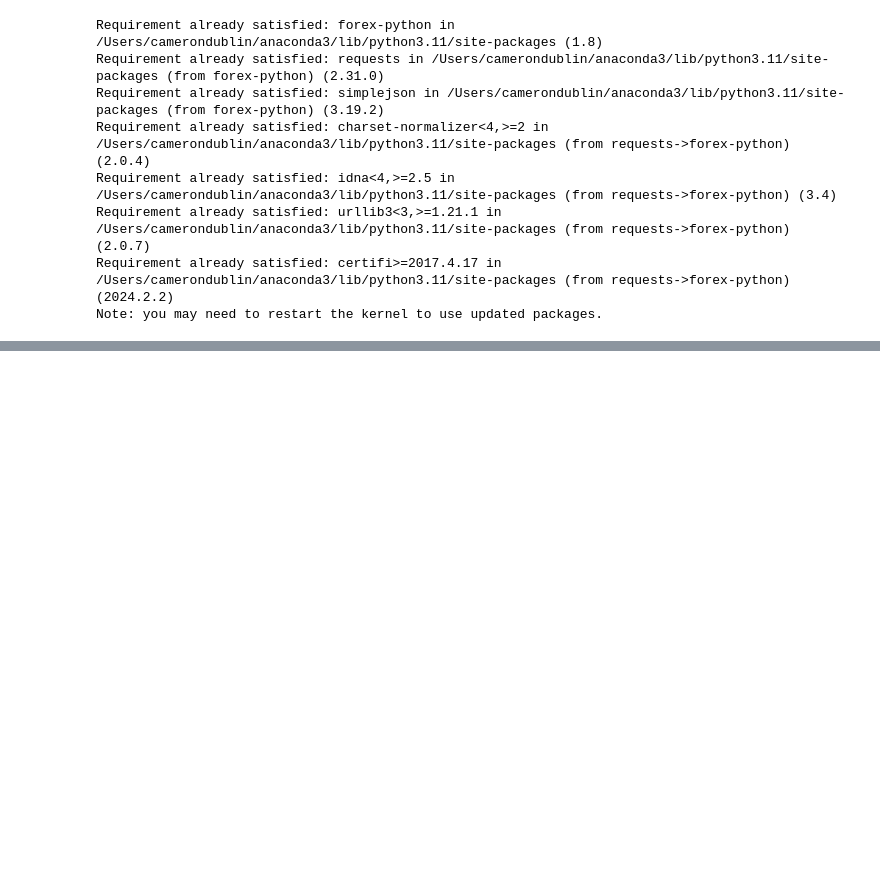
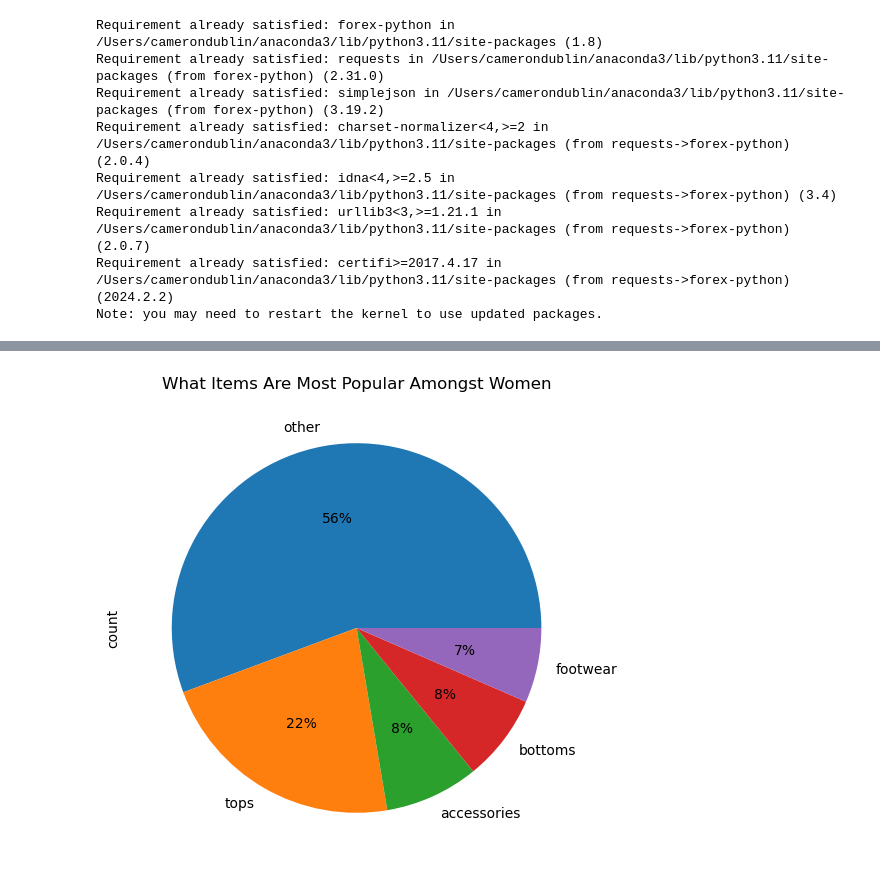
Before and after one commit to camdublin/GA-PPS-122-Final, a Jupyter notebook: CatalogOufitGenerator.ipynb, the cells around one changed output, grey strips where cells are left out. Cells and saved outputs as stored; diff of their text form; code cells hidden in the pictures; blank space fills up the shorter version.

```diff
--- a/CatalogOufitGenerator.ipynb
+++ b/CatalogOufitGenerator.ipynb
@@ -140,0 +197,12 @@ None
+# %%
+# Filter women's clothing
+womens_clothing = clothing_catalog[clothing_catalog['Gender'] == 'Women']
+
+# Count occurrences of each clothing type
+popular_clothing_types = womens_clothing['ClothingType'].value_counts()
+
+# Plot the most popular clothing type
+plt.figure(figsize=(10, 6))
+popular_clothing_types.plot(kind='pie', title='What Items Are Most Popular Amongst Women', autopct='%1.0f%%');
+# %% [output]
+[figure, added]
```
Also changed, not shown: parts of 13 cells of this notebook, 1 other file.
